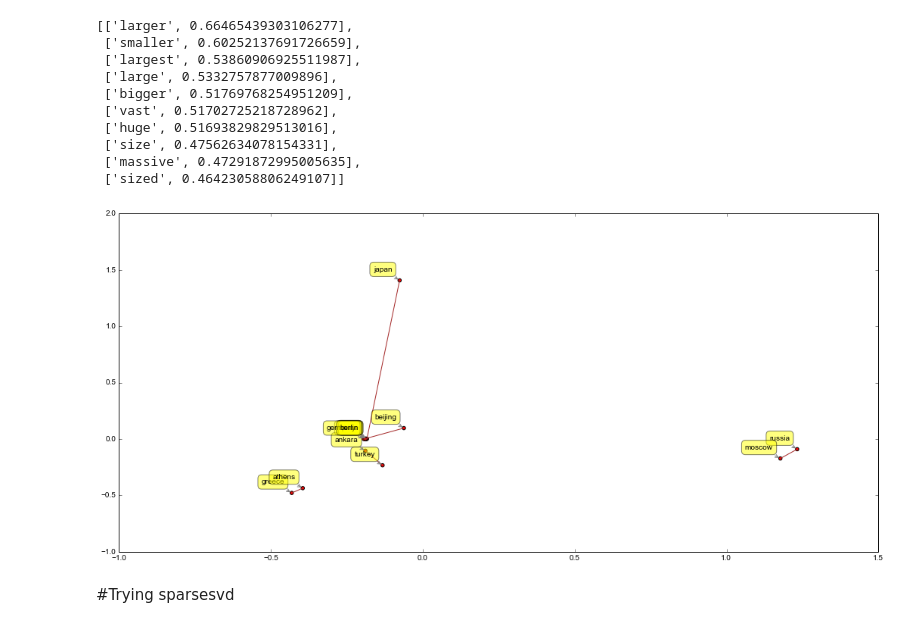
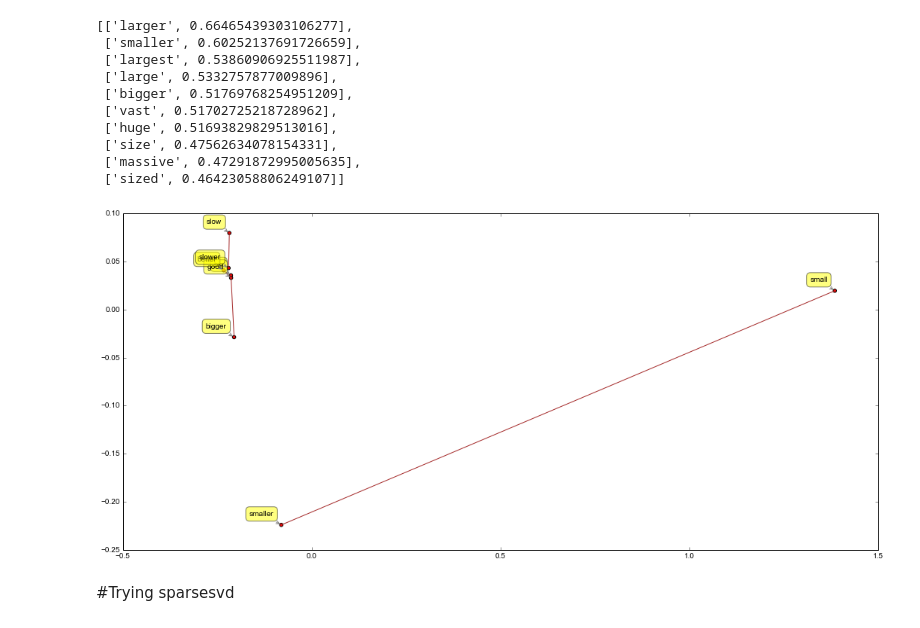
Before and after one commit to undertherain/vsmlib, a Jupyter notebook: python/matrices.ipynb, the cells around one changed output. Saved outputs shown, nothing was run; the diff lists cells and outputs as text; code cells hidden in the pictures.

```diff
--- a/python/matrices.ipynb
+++ b/python/matrices.ipynb
@@ -8,6 +8,7 @@ import random
 from scipy import sparse
 import sklearn
 from sklearn.metrics import pairwise_distances
+import sklearn.decomposition
 from scipy.spatial.distance import cosine
 from IPython.display import HTML
 import matplotlib as mpl
@@ -21,5 +22,6 @@ import vsmlib
 from myutils.formathelper import sizeof_fmt,countof_fmt
 #from vsmlib.similarity import cmp_words
 %matplotlib inline
+mpl.rcParams['figure.figsize'] = (17.5, 8.0)
 # %%
 if socket.gethostname()=="cypress":  dir_root="/storage/scratch/brown"
@@ -49,5 +43,4 @@ Sparsity = 0.2223%
 # %%
-mpl.rcParams['figure.figsize'] = (18.0, 8.0)
 from matplotlib.colors import Normalize
 
 class MidpointNormalize(Normalize):
@@ -80,7 +73,7 @@ def plot_heat(ax,m,xlabels,ylabels):
     plt.colorbar(heatmap,orientation='horizontal')
 
 def draw_features_and_similarity(mm,numbered=False):
-    rows,cols,xlabels=mm.filter_submatrix(words_of_interest,20)
+    rows,cols,xlabels=mm.filter_submatrix(words_of_interest,25)
     ax=plt.subplot(1,2,1)
     plot_heat(ax,cols,xlabels,words_of_interest)
     #plot_heat(ax,abs(m),numbered)
@@ -89,13 +82,10 @@ def draw_features_and_similarity(mm,numbered=False):
     np.fill_diagonal(t,0)
     plot_heat(ax,t,words_of_interest,words_of_interest)
     #plt.savefig("m1.pdf")
-    #plt.show()
 
-#draw_features_and_similarity(cooccurrence.todense())
-#words_of_interest=["day","running","quick","fast","kind","good","point","fun"]
-#words_of_interest=["king","man"]
-words_of_interest=["apple","banana","orange","pineapple"]
-#plt.savefig("plot.pdf")
-#draw_features_and_similarity(dense)
+def draw_features(mm,numbered=False,num_features=20):
+    rows,cols,xlabels=mm.filter_submatrix(words_of_interest,num_features)
+    ax=plt.subplot()
+    plot_heat(ax,cols,xlabels,words_of_interest)
 # %%
 words_of_interest=["germany","berlin","japan","tokyo"]
@@ -158,9 +149,9 @@ took 8.41 seconds
 #plt.show()
 #vt=np.nan_to_num(vt.T)
 #draw_features_and_similarity(m_svd_scipy,True)
-#m2 = vsmlib.model.Model_numbered()
-#m2.load_from_dir("/mnt/work/nlp_scratch/total_w3_svd300")
-draw_features_and_similarity(m_svd,True)
+m2 = vsmlib.model.Model_numbered()
+m2.load_from_dir("/mnt/work/nlp_scratch/total_w3_POS_svd400_C0.1")
+draw_features_and_similarity(m2,True)
 #plt.show
 #None
 # %% [output]
@@ -191,41 +182,41 @@ m2.get_most_similar_words(row)
  ['sized', 0.46423058806249107]]
 # %%
 wordlist = ["turkey","ankara","japan","tokyo","china","beijing","russia","moscow","france","paris","germany","berlin","greece","athens"]
-wordlist = ["turkey","ankara","japan","tokyo","china","beijing","russia","moscow","france","paris","germany","berlin","greece","athens"]
+#wordlist = ["turkey","ankara","japan","tokyo","china","beijing","russia","moscow","france","paris","germany","berlin","greece","athens"]
 #wordlist = ["fast","slow","big","small","long","short","expensive","cheap"]
 #mymodel = m_w2v
 mymodel = m2
-#wordlist = ["big","bigger","small","smaller","good","better","slow","slower"]
+wordlist = ["big","bigger","small","smaller","good","better","slow","slower"]
 #wordlist = ["cake","soup","sandwich","","car","bike","helicopter"]
 def vis_scatter(lx,ly,wordlist):
     plt.scatter(lx,ly,c="red")
     for label, x, y in zip(wordlist, lx, ly):
         plt.annotate(
             label,
             xy = (x, y), xytext = (-10, 10),
             textcoords = 'offset points', ha = 'right', va = 'bottom',
             bbox = dict(boxstyle = 'round,pad=0.5', fc = 'yellow', alpha = 0.5),
             arrowprops = dict(arrowstyle = '->', connectionstyle = 'arc3,rad=0',color="grey"))
     for i in range(0, len(lx), 2):
         plt.plot(lx[i:i+2],ly[i:i+2],c="brown")
 
 rows = np.empty((0,mymodel.matrix.shape[1]))
 for i in wordlist:
     rows =np.vstack([rows,mymodel.get_row(i)])
 
 ##p = mdp.pca(rows)
 #    #ut, s_ev, vt = np.linalg.svd(rows.T)
-#import sklearn.decomposition
+
 pca = sklearn.decomposition.PCA(n_components=2)
 #pca.fit(rows)
 p = pca.fit_transform(rows)
 ##print(pca.explained_variance_ratio_)
 x = p[:,0]
 y = p[:,1]
 vis_scatter(x,y,wordlist)
 plt.savefig(mymodel.name+"_capitals.pdf")
 # %% [output]
-[figure, old version]
+[figure, new version]
 # %% [markdown]
 #Trying sparsesvd
 # %%
```
Also changed, not shown: parts of 11 cells of this notebook, 2 other files.
